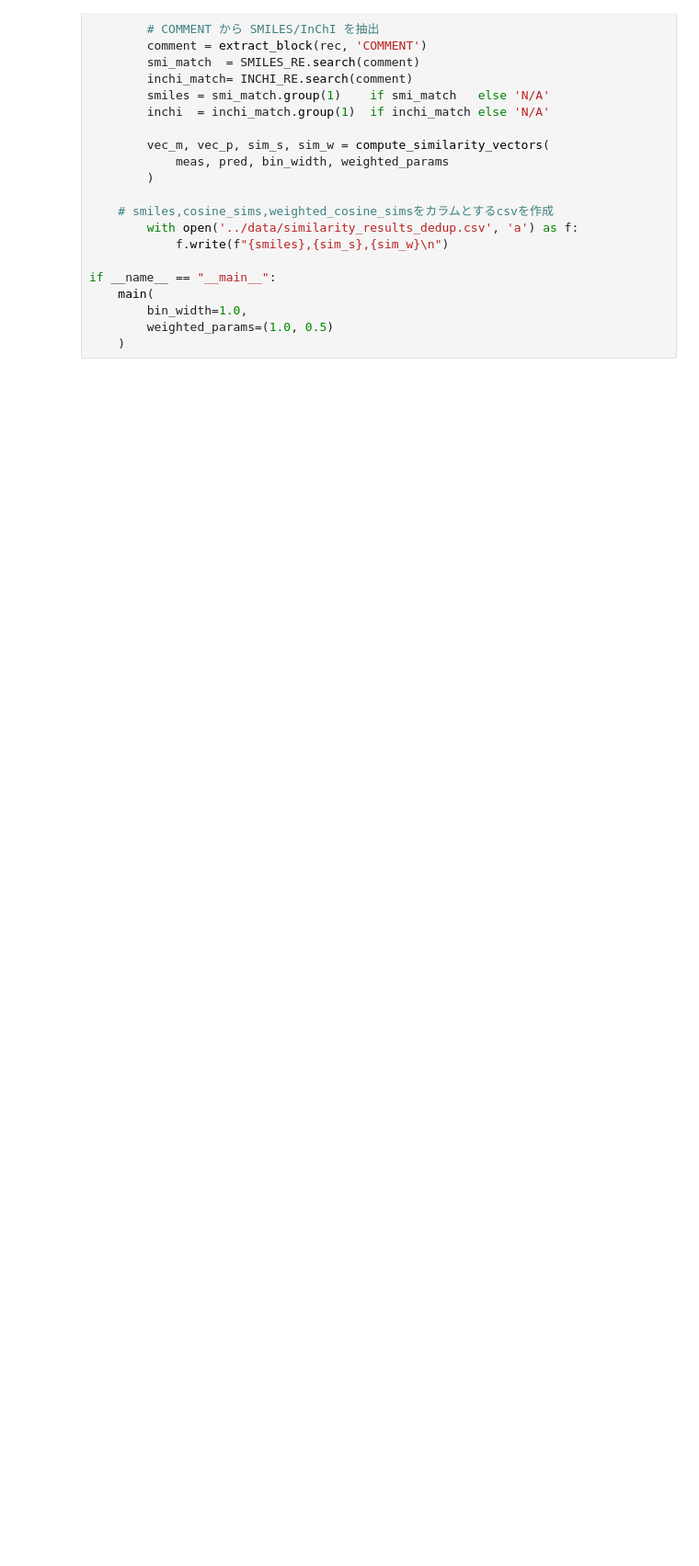
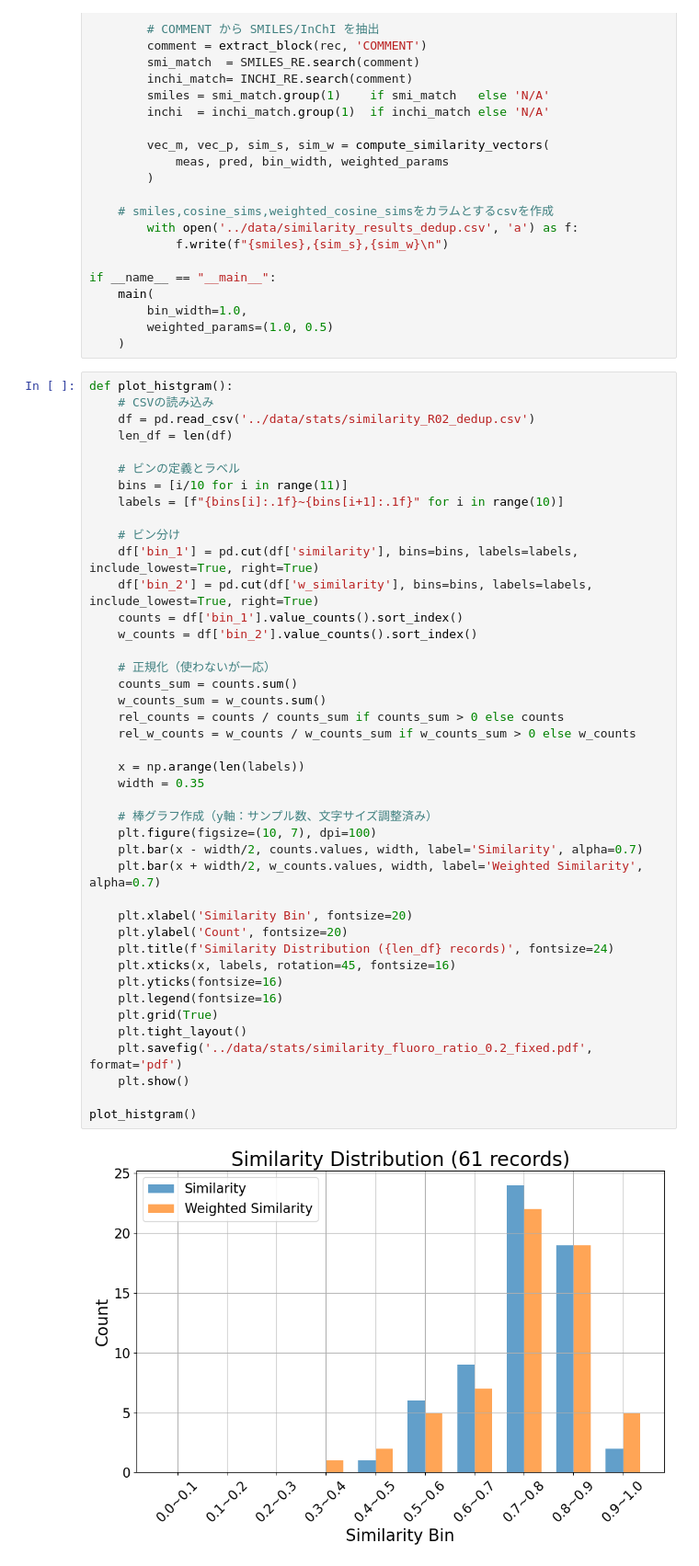
Before and after one commit to 0tum/deep-molecular-massspec, a Jupyter notebook: code/calc_sims.ipynb, the cells around one changed output. Shown: that part at 92% size. Saved outputs shown, nothing was run; the diff lists cells and outputs as text; blank space fills up the shorter version.

Commit message:
fixed 2 figures text size

```diff
--- a/code/calc_sims.ipynb
+++ b/code/calc_sims.ipynb
@@ -109,6 +109,50 @@ if __name__ == "__main__":
         bin_width=1.0,
         weighted_params=(1.0, 0.5)
     )
+# %%
+def plot_histgram():
+    # CSVの読み込み
+    df = pd.read_csv('../data/stats/similarity_R02_dedup.csv')
+    len_df = len(df)
+
+    # ビンの定義とラベル
+    bins = [i/10 for i in range(11)]
+    labels = [f"{bins[i]:.1f}~{bins[i+1]:.1f}" for i in range(10)]
+
+    # ビン分け
+    df['bin_1'] = pd.cut(df['similarity'], bins=bins, labels=labels, include_lowest=True, right=True)
+    df['bin_2'] = pd.cut(df['w_similarity'], bins=bins, labels=labels, include_lowest=True, right=True)
+    counts = df['bin_1'].value_counts().sort_index()
+    w_counts = df['bin_2'].value_counts().sort_index()
+
+    # 正規化（使わないが一応）
+    counts_sum = counts.sum()
+    w_counts_sum = w_counts.sum()
+    rel_counts = counts / counts_sum if counts_sum > 0 else counts
+    rel_w_counts = w_counts / w_counts_sum if w_counts_sum > 0 else w_counts
+
+    x = np.arange(len(labels))
+    width = 0.35
+
+    # 棒グラフ作成（y軸：サンプル数、文字サイズ調整済み）
+    plt.figure(figsize=(10, 7), dpi=100)
+    plt.bar(x - width/2, counts.values, width, label='Similarity', alpha=0.7)
+    plt.bar(x + width/2, w_counts.values, width, label='Weighted Similarity', alpha=0.7)
+
+    plt.xlabel('Similarity Bin', fontsize=20)
+    plt.ylabel('Count', fontsize=20)
+    plt.title(f'Similarity Distribution ({len_df} records)', fontsize=24)
+    plt.xticks(x, labels, rotation=45, fontsize=16)
+    plt.yticks(fontsize=16)
+    plt.legend(fontsize=16)
+    plt.grid(True)
+    plt.tight_layout()
+    plt.savefig('../data/stats/similarity_fluoro_ratio_0.2_fixed.pdf', format='pdf')
+    plt.show()
+
+plot_histgram()
+# %% [output]
+[figure, added]
 # %%
 def similarity_stats():
     # CSVの読み込み
```
Also changed, not shown: parts of 1 cell of this notebook, 3 other files.
